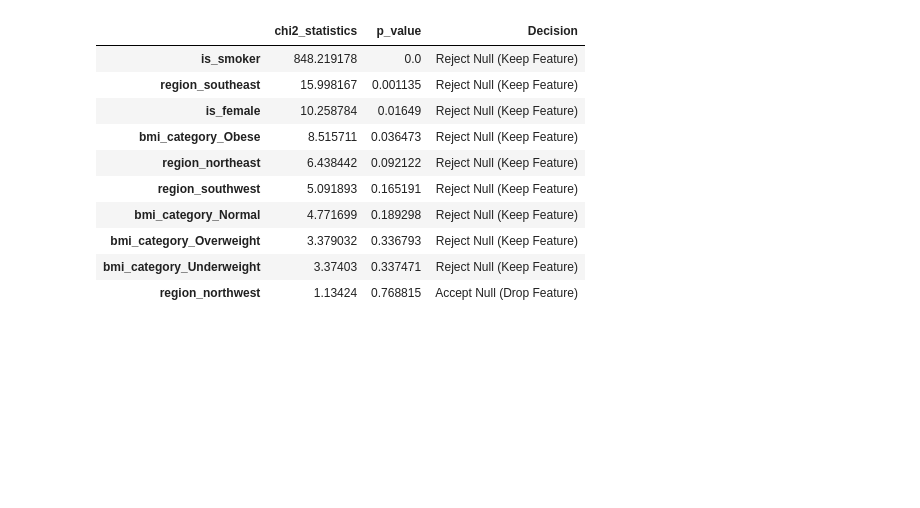
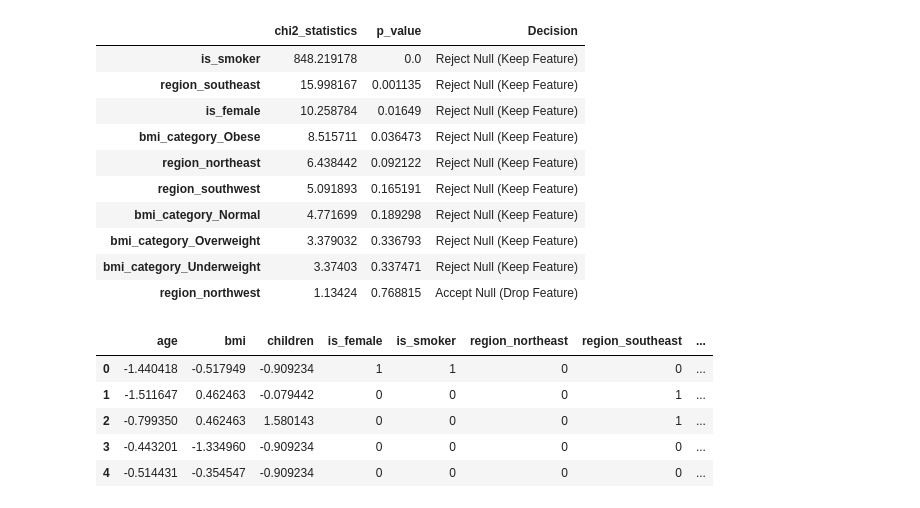
Before and after one commit to Suprim-Karki/ai-ml-portfolio, a Jupyter notebook: machine-learning/projects/insurance-analysis/insurance.ipynb, the cells around one changed output. Saved outputs shown, nothing was run; the diff lists cells and outputs as text; code cells hidden in the pictures; blank space fills up the shorter version.

Commit message:
final dataframe after data preprocessing

```diff
--- a/machine-learning/projects/insurance-analysis/insurance.ipynb
+++ b/machine-learning/projects/insurance-analysis/insurance.ipynb
@@ -321,3 +321,14 @@ chi2_results_df
 | bmi_category_Overweight | 3.379032 | 0.336793 | Reject Null (Keep Feature) |
 | bmi_category_Underweight | 3.37403 | 0.337471 | Reject Null (Keep Feature) |
 | region_northwest | 1.13424 | 0.768815 | Accept Null (Drop Feature) |
+# %%
+final_df = df_cleaned[['age', 'bmi', 'children', 'is_female','is_smoker','region_northeast','region_southeast','region_southwest','bmi_category_Underweight','bmi_category_Normal', 'bmi_category_Overweight','bmi_category_Obese']]
+# %%
+final_df.head()
+# %% [output]
+|  | age | bmi | children | is_female | is_smoker | region_northeast | region_southeast | ... |
+| 0 | -1.440418 | -0.517949 | -0.909234 | 1 | 1 | 0 | 0 | ... |
+| 1 | -1.511647 | 0.462463 | -0.079442 | 0 | 0 | 0 | 1 | ... |
+| 2 | -0.799350 | 0.462463 | 1.580143 | 0 | 0 | 0 | 1 | ... |
+| 3 | -0.443201 | -1.334960 | -0.909234 | 0 | 0 | 0 | 0 | ... |
+| 4 | -0.514431 | -0.354547 | -0.909234 | 0 | 0 | 0 | 0 | ... |
```
